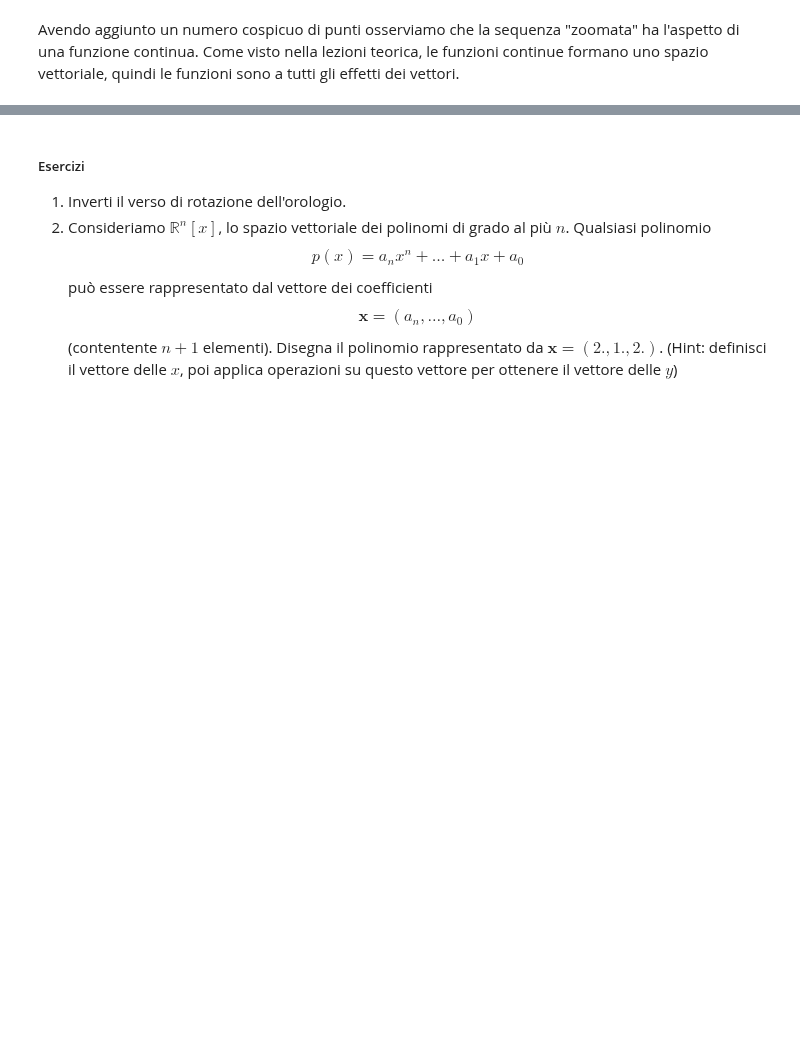
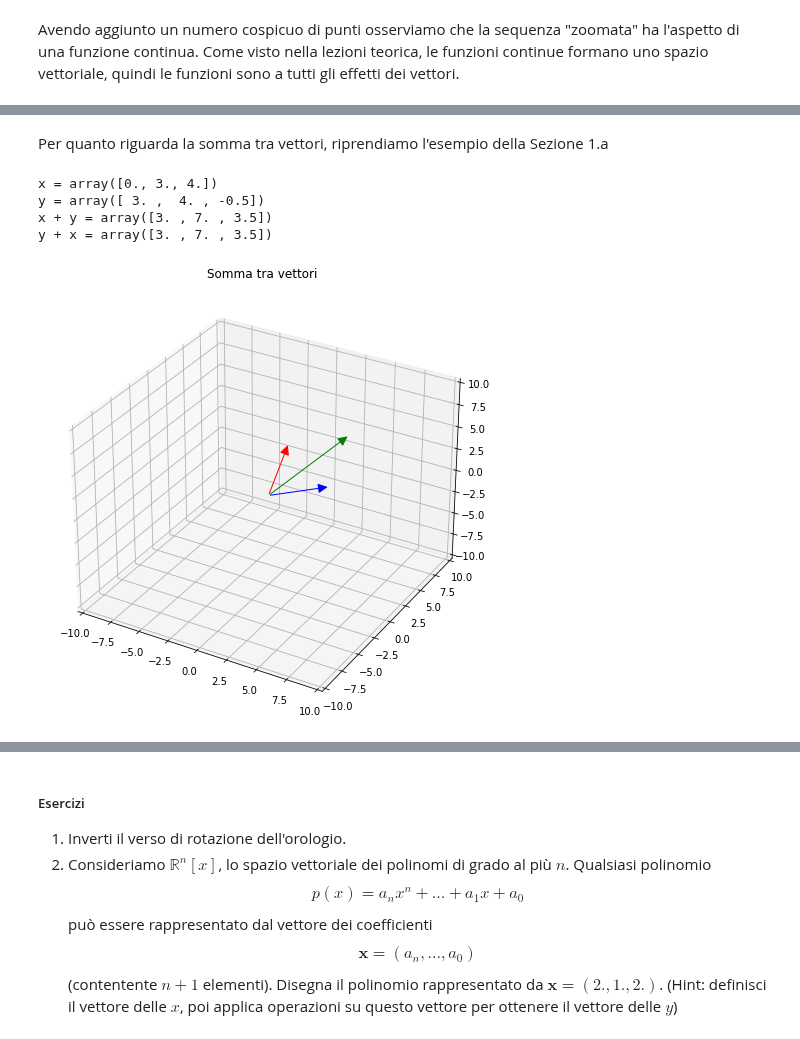
Before and after one commit to erodola/NumMeth-s2-2022, a Jupyter notebook: 03_ex1/ex1.ipynb, the cells around one changed output, grey strips where cells are left out. Drawn from its saved outputs; the diff is of its cells as text; code cells hidden in the pictures; blank space fills up the shorter version.

Commit message:
Aggiunti esempi su operazioni tra vettori

```diff
--- a/03_ex1/ex1.ipynb
+++ b/03_ex1/ex1.ipynb
@@ -170,21 +175,22 @@ Di default in Matplotlib non si può visualizzare una freccia 3D come nel caso 2
 # %%
 from utils import Arrow3D
 
-def vis_1vector_3d(x, xlim=1.2, ylim=1.2, zlim=1.2):
+def plot_vectors_3d(*xs, colors=None, title="", xlim=1.2, ylim=1.2, zlim=1.2):
     # crea la figura
     fig = plt.figure(figsize=(10, 8))
     # aggiunge un'asse; notare l'argomento aggiuntivo projection='3d', necessario per creare un asse 3D
     ax = fig.add_subplot(projection='3d')
     # imposta il titolo
-    ax.set_title("Un vettore 3D")
-    # definisce un dizionario di parametri usati per definire lo stile di Arrow3D;
-    # mutation_scale definisce la dimensione della punta, arrowstyle lo stile della punta,
-    # color il colore della freccia come nel caso 2D
-    arrow_prop_dict = dict(mutation_scale=20, arrowstyle='-|>', color='k')
-    # crea la freccia (le tre liste definiscono i valori [C_x, δx], [C_y, δy], [C_z, δz] come nell'esempio 2D)
-    a = Arrow3D([0, x[0]], [0, x[1]], [0, x[2]], **arrow_prop_dict)
-    # aggiunge la freccia all'asse
-    ax.add_artist(a)
+    ax.set_title(title)
+    for i, x in enumerate(xs):
+        # definisce un dizionario di parametri usati per definire lo stile di Arrow3D;
+        # mutation_scale definisce la dimensione della punta, arrowstyle lo stile della punta,
+        # color il colore della freccia come nel caso 2D
+        arrow_prop_dict = dict(mutation_scale=20, arrowstyle='-|>', color=colors[i] if colors else 'k')
+        # crea la freccia (le tre liste definiscono i valori [C_x, δx], [C_y, δy], [C_z, δz] come nell'esempio 2D)
+        a = Arrow3D([0, x[0]], [0, x[1]], [0, x[2]], **arrow_prop_dict)
+        # aggiunge la freccia all'asse
+        ax.add_artist(a)
     # imposta i limiti del plot come nell'esempio 2D
     ax.set_xlim([-xlim, xlim])
     ax.set_ylim([-ylim, ylim])
@@ -252,0 +342,22 @@ Avendo aggiunto un numero cospicuo di punti osserviamo che la sequenza "zoomata"
+# %% [markdown]
+Per quanto riguarda la somma tra vettori, riprendiamo l'esempio della Sezione 1.a
+# %%
+# somma tra vettori
+x = np.array([0, 3, 4.])
+y = np.array([3., 4., -0.5])
+
+print(f"{x = }")
+print(f"{y = }")
+
+print(f"{x + y = }")
+# la somma tra vettori gode della proprietà commutativa
+print(f"{y + x = }")
+# %% [output]
+x = array([0., 3., 4.])
+y = array([ 3. ,  4. , -0.5])
+x + y = array([3. , 7. , 3.5])
+y + x = array([3. , 7. , 3.5])
+# %%
+plot_vectors_3d(x, y, x + y, colors=['r', 'b', 'g'], xlim=10., ylim=10., zlim=10., title="Somma tra vettori")
+# %% [output]
+[figure, added]
```
Also changed, not shown: parts of 20 cells of this notebook.
